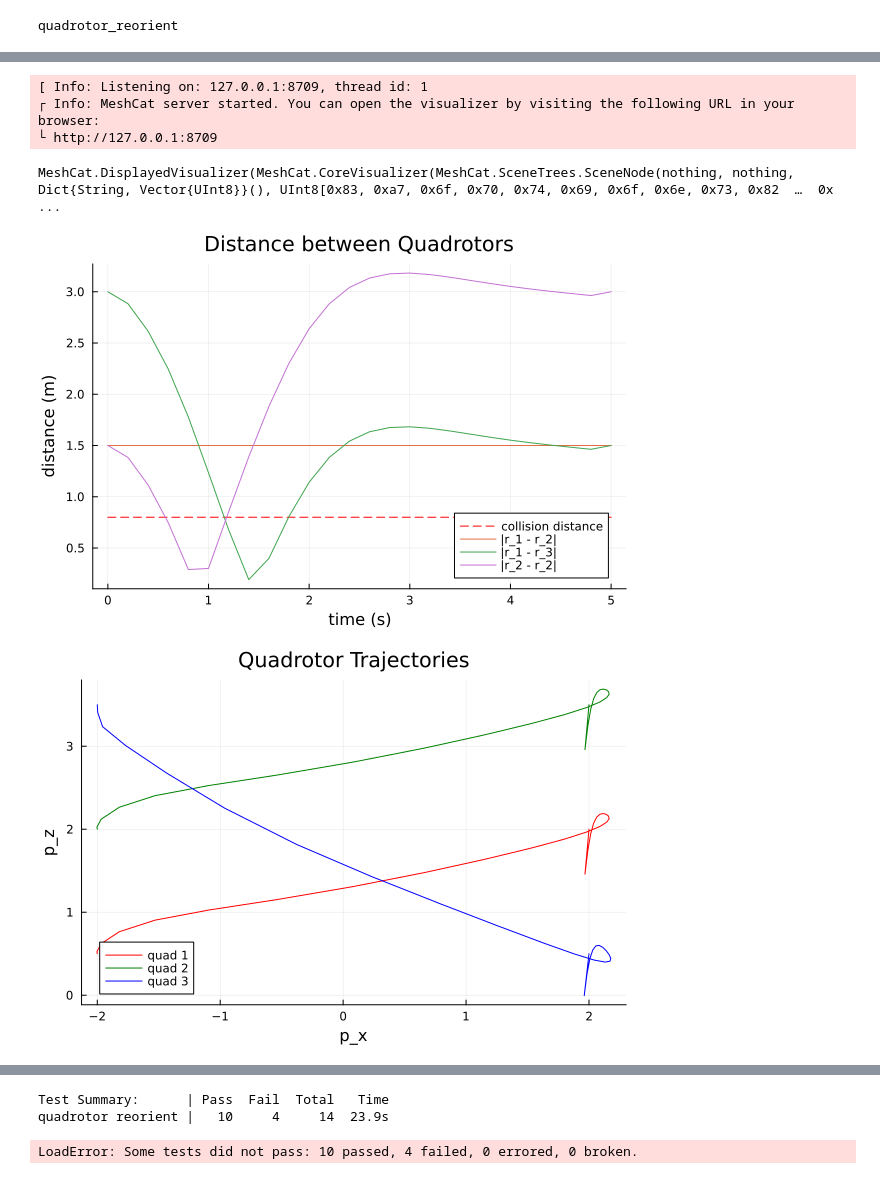
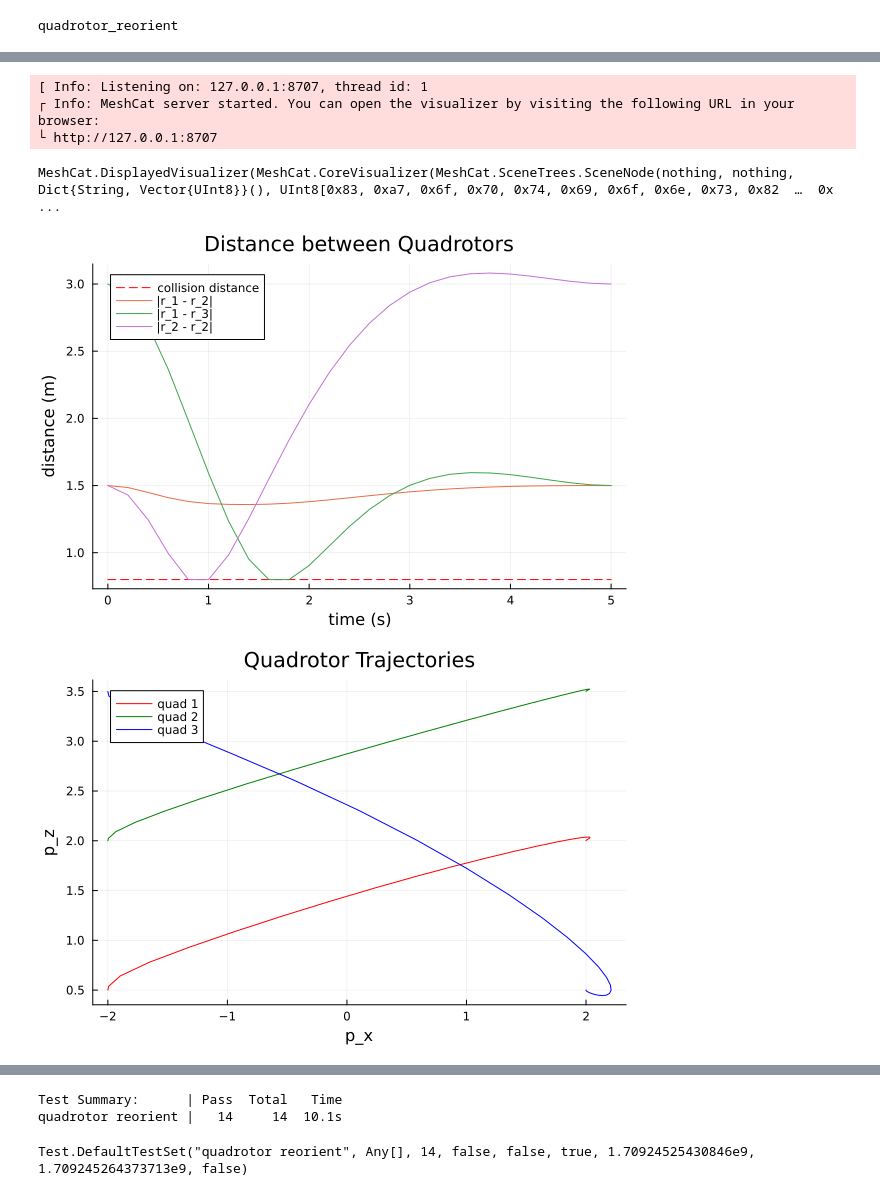
Before and after one commit to jc-bao/CMU16-745-Optimal-Control-HW, a Jupyter notebook: hw3/Q3.ipynb, the cells around one changed output, grey strips where cells are left out. Drawn from its saved outputs; the diff is of its cells as text; code cells hidden in the pictures.

```diff
--- a/hw3/Q3.ipynb
+++ b/hw3/Q3.ipynb
@@ -118,7 +118,7 @@ function task_cost(params::NamedTuple, Z::Vector)::Real
         Θ2 = xi[9]
         xi3 = xi[13:14]
         Θ3 = xi[15]
-        J += norm(xi1 - params.x1g[1:2])^2 + norm(xi2 - params.x2g[1:2])^2 + norm(xi3 - params.x3g[1:2])^2 + norm(ui)^2*0.01
+        J += norm(xi1 - params.x1g[1:2])^2 + norm(xi2 - params.x2g[1:2])^2 + norm(xi3 - params.x3g[1:2])^2 + norm(ui)^2*1.0
         J += 0.1 * (Θ1^2 + Θ2^2 + Θ3^2)
     end
 
@@ -151,7 +151,7 @@ function eq_constrains(params::NamedTuple, Z::Vector)::Vector
         xip1 = Z[params.idx.x[i+1]]
         ui = Z[params.idx.u[i]]
         # dynamics constraints
-        c[18*(i+1) .+ (1:18)] = hermite_simpson(params, xi, xip1, ui, params.dt) - (xip1 - xi)
+        c[18*(i+1) .+ (1:18)] = hermite_simpson(params, xi, xip1, ui, params.dt)
     end
 
     # initial condition
@@ -162,9 +162,9 @@ function eq_constrains(params::NamedTuple, Z::Vector)::Vector
 
     # final condition
     xf = Z[params.idx.x[end]]
-    c[end-17:end-12] = xf[1:6] - params.x1g
-    c[end-11:end-6] = xf[7:12] - params.x2g
-    c[end-5:end] = xf[13:18] - params.x3g
+    c[19:24] = xf[1:6] - params.x1g
+    c[25:30] = xf[7:12] - params.x2g
+    c[31:36] = xf[13:18] - params.x3g
 
     return c
 end
@@ -184,19 +184,11 @@ function ineq_constrains(params::NamedTuple, Z::Vector)::Vector
         d13 = norm(xi1 - xi3)^2
         d23 = norm(xi2 - xi3)^2
 
-        c[i] = params.R^2 - d12
-        c[i + params.N] = params.R^2 - d13
-        c[i + params.N*2] = params.R^2 - d23
+        D = params.R
+        c[i] = D^2 - d12
+        c[i + params.N] = D^2 - d13
+        c[i + params.N*2] = D^2 - d23
     end
-
-
-    # xN = Z[params.idx.x[end]]
-    # xN1 = xN[1:2]
-    # xN2 = xN[7:8]
-    # xN3 = xN[13:14]
-    # c[end-2] = norm(xN1 - params.x1g[1:2])^2 - params.Rg^2
-    # c[end-1] = norm(xN2 - params.x2g[1:2])^2 - params.Rg^2
-    # c[end] = norm(xN3 - params.x3g[1:2])^2 - params.Rg^2
 
     return c
 end
@@ -314,8 +306,8 @@ function quadrotor_reorient(;verbose=true)
         ineq_constrains,
         ones(params.idx.nz) .* -10,
         ones(params.idx.nz) .* 10,
-        ones(3*N) .* -100.0,
-        ones(3*N) .* 100.0,
+        ones(3*N) .* (-Inf),
+        ones(3*N) .* 0.0,
         z0,
         params,
         diff_type;
@@ -399,7 +391,18 @@ quadrotor_reorient
     plot!(t_vec, X2m[3,:], color = :green, label = "quad 2",xlabel = "time (s)", ylabel = "θ")
     display(plot!(t_vec, X3m[3,:], color = :blue, label = "quad 3"))
 
+    # plot U1, U2, U3
+    U1m = hcat(U1...)
+    U2m = hcat(U2...)
+    U3m = hcat(U3...)
 
+    plot(t_vec[1:end-1], U1m[1,:], color = :red,title = "Quadrotor Controls", label = "quad 1")
+    plot!(t_vec[1:end-1], U2m[1,:], color = :green, label = "quad 2",xlabel = "time (s)", ylabel = "u1")
+    display(plot!(t_vec[1:end-1], U3m[1,:], color = :blue, label = "quad 3"))
+
+    plot(t_vec[1:end-1], U1m[2,:], color = :red,title = "Quadrotor Controls", label = "quad 1")
+    plot!(t_vec[1:end-1], U2m[2,:], color = :green, label = "quad 2",xlabel = "time (s)", ylabel = "u2")
+    display(plot!(t_vec[1:end-1], U3m[2,:], color = :blue, label = "quad 3"))
 end
 # %% [output]
 ---------checking dimensions of everything----------
@@ -422,6 +425,6 @@ Number of nonzeros in Lagrangian Hessian.............:        0
-[ Info: Listening on: 127.0.0.1:8709, thread id: 1
+[ Info: Listening on: 127.0.0.1:8707, thread id: 1
 ┌ Info: MeshCat server started. You can open the visualizer by visiting the following URL in your browser:
-└ http://127.0.0.1:8709
+└ http://127.0.0.1:8707
 MeshCat.DisplayedVisualizer(MeshCat.CoreVisualizer(MeshCat.SceneTrees.SceneNode(nothing, nothing, Dict{String, Vector{UInt8}}(), UInt8[0x83, 0xa7, 0x6f, 0x70, 0x74, 0x69, 0x6f, 0x6e, 0x73, 0x82  …  0x ...
-[figure, old version]
+[figure, new version]
-[figure, old version]
+[figure, new version]
@@ -429,3 +434,3 @@ MeshCat.DisplayedVisualizer(MeshCat.CoreVisualizer(MeshCat.SceneTrees.SceneNode(
-Test Summary:      | Pass  Fail  Total   Time
-quadrotor reorient |   10     4     14  23.9s
+Test Summary:      | Pass  Total   Time
+quadrotor reorient |   14     14  10.1s
-LoadError: Some tests did not pass: 10 passed, 4 failed, 0 errored, 0 broken.
+Test.DefaultTestSet("quadrotor reorient", Any[], 14, false, false, true, 1.70924525430846e9, 1.709245264373713e9, false)
```
Also changed, not shown: parts of 1 cell of this notebook, 6 other files.
